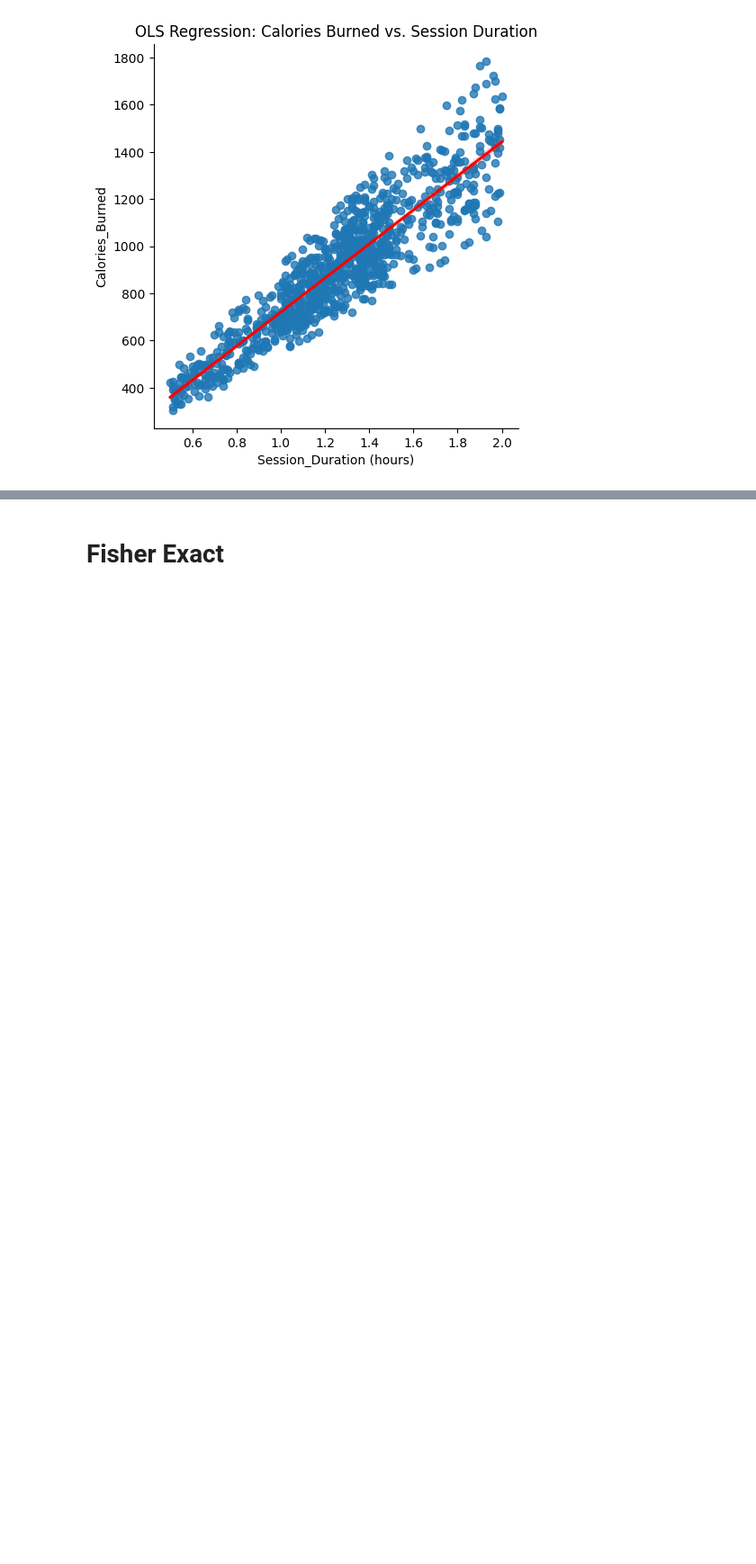
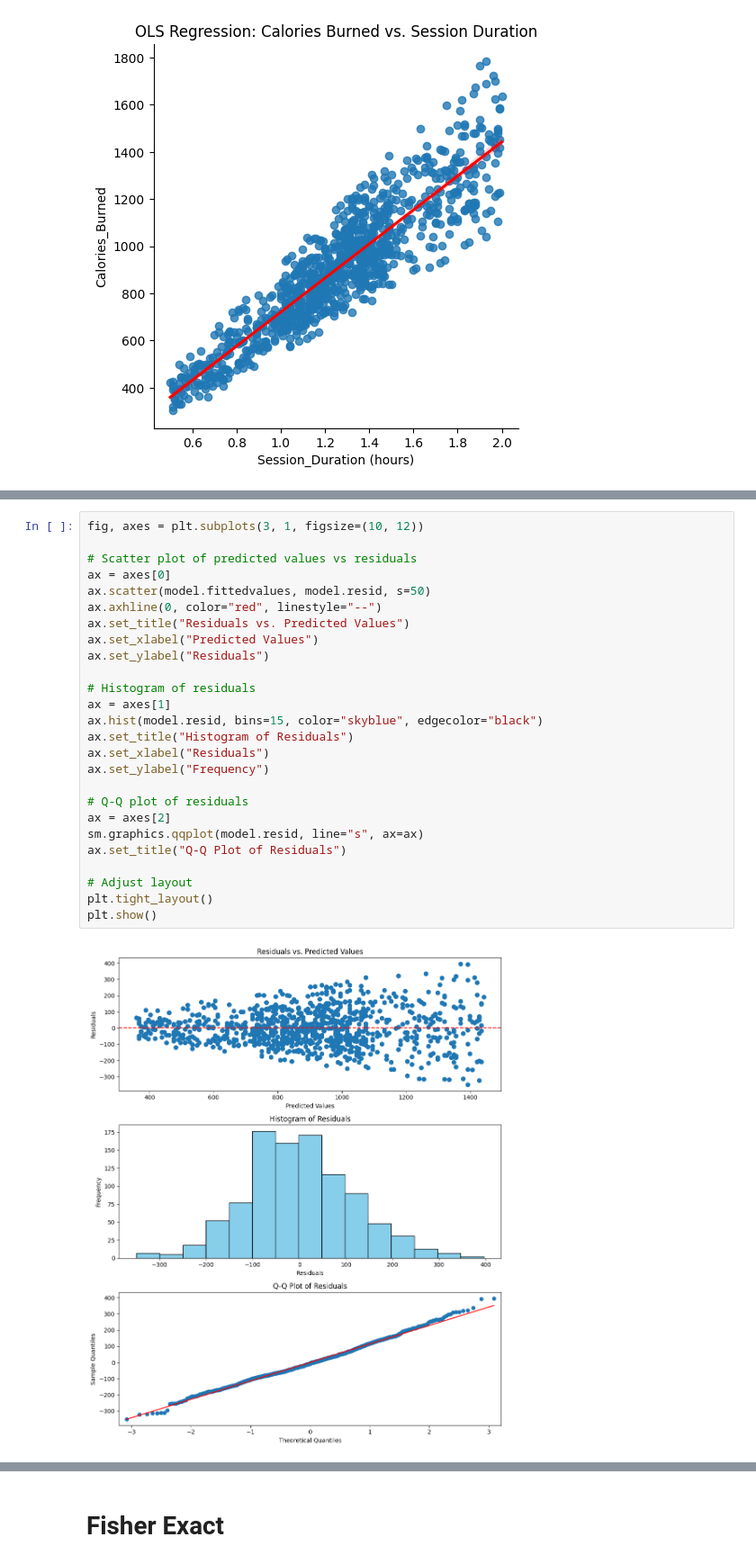
Before and after one commit to InbarFabian/AppliedFinal, a Jupyter notebook: AppliedFinal.ipynb, the cells around one changed output, grey strips where cells are left out. Shown at 90% size. Saved outputs shown, nothing was run; the diff lists cells and outputs as text; blank space fills up the shorter version.

```diff
--- a/AppliedFinal.ipynb
+++ b/AppliedFinal.ipynb
@@ -674,3 +674,31 @@ Covariance Type:            nonrobust
 
 Notes:
 [1] Standard Errors assume that the covariance matrix of the errors is correctly specified.
+# %%
+fig, axes = plt.subplots(3, 1, figsize=(10, 12))
+
+# Scatter plot of predicted values vs residuals
+ax = axes[0]
+ax.scatter(model.fittedvalues, model.resid, s=50)
+ax.axhline(0, color="red", linestyle="--")
+ax.set_title("Residuals vs. Predicted Values")
+ax.set_xlabel("Predicted Values")
+ax.set_ylabel("Residuals")
+
+# Histogram of residuals
+ax = axes[1]
+ax.hist(model.resid, bins=15, color="skyblue", edgecolor="black")
+ax.set_title("Histogram of Residuals")
+ax.set_xlabel("Residuals")
+ax.set_ylabel("Frequency")
+
+# Q-Q plot of residuals
+ax = axes[2]
+sm.graphics.qqplot(model.resid, line="s", ax=ax)
+ax.set_title("Q-Q Plot of Residuals")
+
+# Adjust layout
+plt.tight_layout()
+plt.show()
+# %% [output]
+[figure, added]
```
Also changed, not shown: parts of 6 cells of this notebook.
